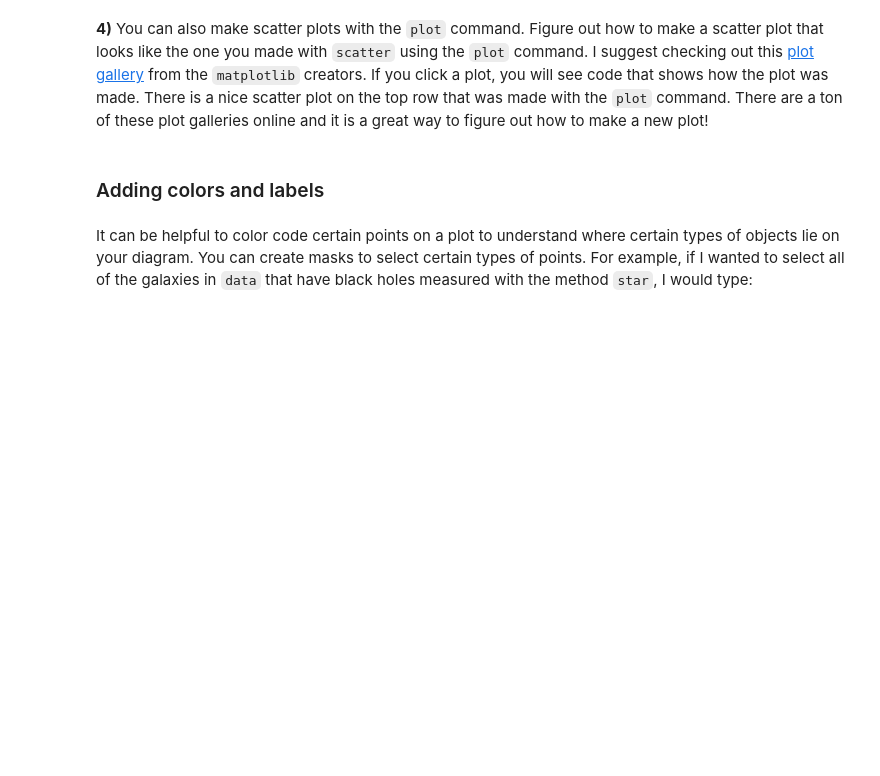
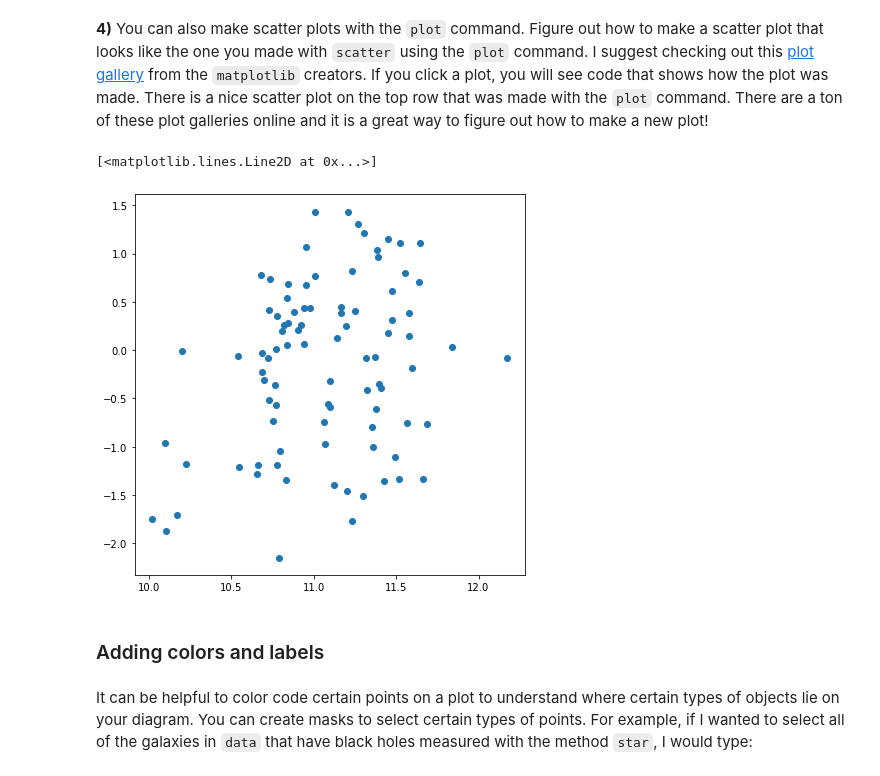
Before and after one commit to J-Dyke/ASTR3190, a Jupyter notebook: lessons/FinalCoding_Dyke.ipynb, the cells around one changed output. Drawn from its saved outputs; the diff is of its cells as text; code cells hidden in the pictures; blank space fills up the shorter version.

```diff
--- a/lessons/FinalCoding_Dyke.ipynb
+++ b/lessons/FinalCoding_Dyke.ipynb
@@ -52,9 +137,12 @@ ax.scatter(???,???)
 **4)** You can also make scatter plots with the `plot` command. Figure out how to make a scatter plot that looks like the one you made with `scatter` using the `plot` command. I suggest checking out this [plot gallery](https://matplotlib.org/2.1.1/gallery/index.html) from the `matplotlib` creators. If you click a plot, you will see code that shows how the plot was made. There is a nice scatter plot on the top row that was made with the `plot` command. There are a ton of these plot galleries online and it is a great way to figure out how to make a new plot!
 # %%
 fig, ax = plt.subplots(figsize=(7,7))
-ax.plot(???,???,???)
+ax.plot(data['M_*'],data['SFR'],'o')
 #Hint: you'll need one more item inside the function call to get points instead of lines.
 #Check out the last item in the function call in the example in the plot gallery linked above
+# %% [output]
+[<matplotlib.lines.Line2D at 0x...>]
+[figure, added]
 # %% [markdown]
 ### Adding colors and labels
 # %% [markdown]
```
Also changed, not shown: parts of 16 cells of this notebook, 3 other files.
